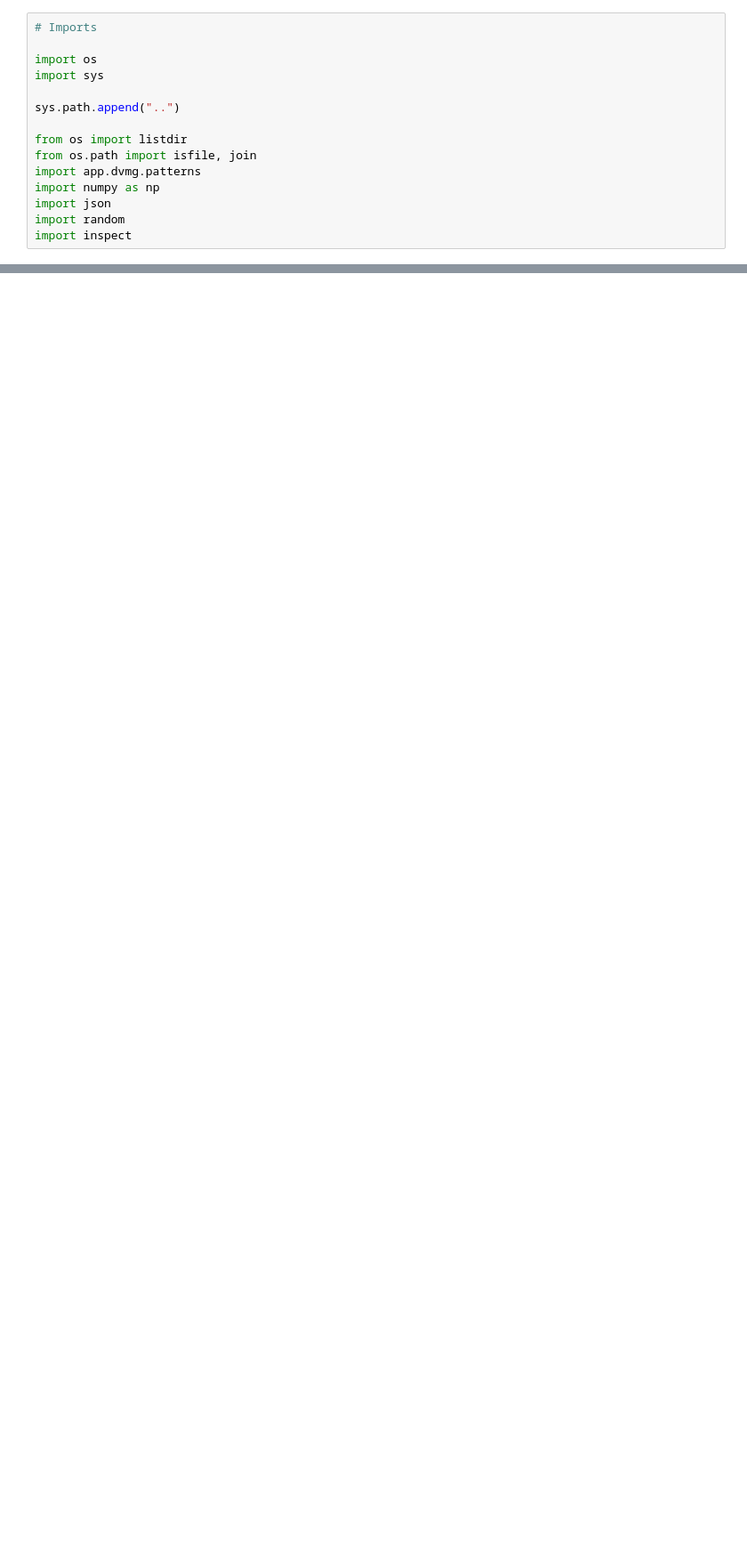
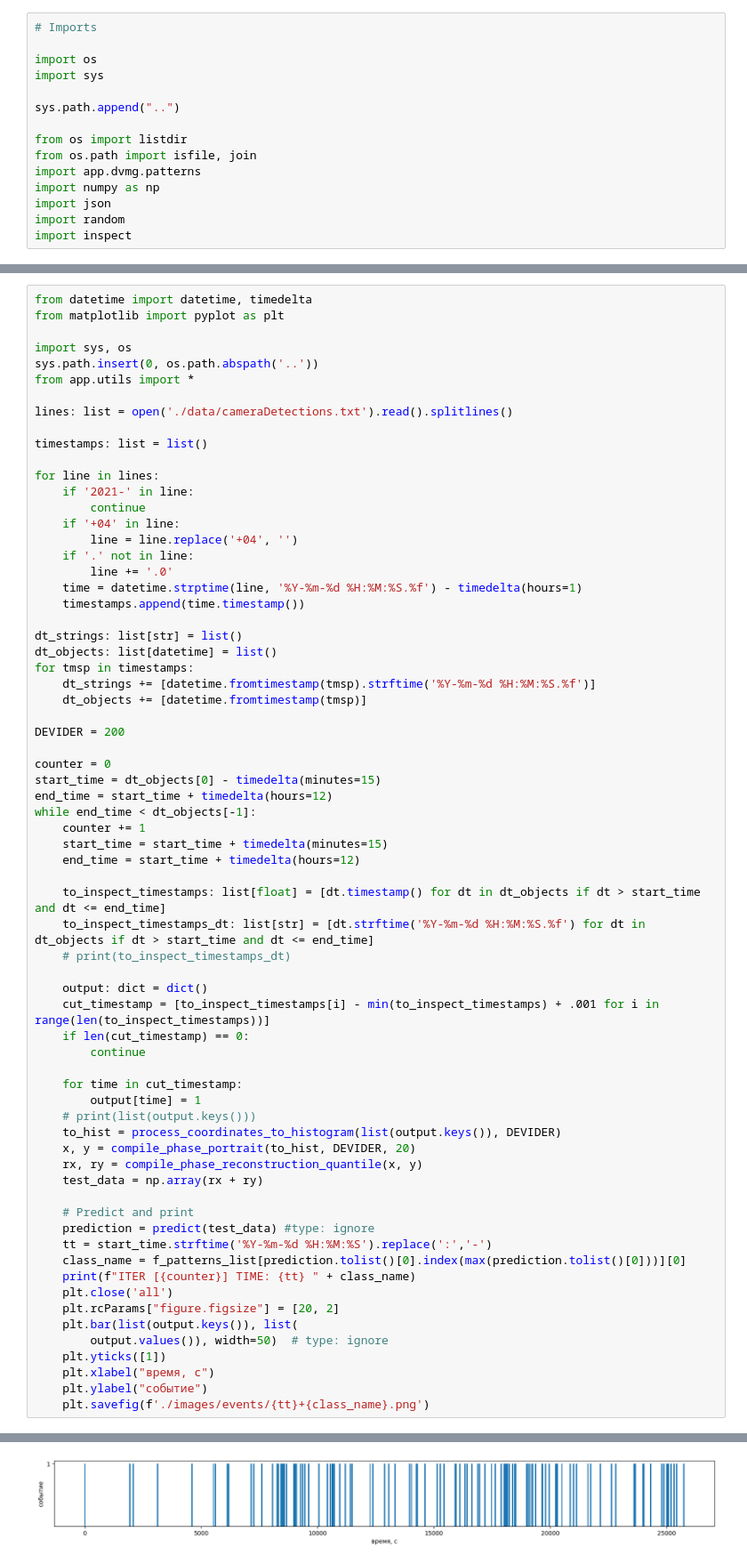
Before and after one commit to 3xiced/dvmg, a Jupyter notebook: net/network7.ipynb, the cells around one changed output, grey strips where cells are left out. Shown at 89% size. Drawn from its saved outputs; the diff is of its cells as text; blank space fills up the shorter version.

```diff
--- a/net/network7.ipynb
+++ b/net/network7.ipynb
@@ -212,0 +251,69 @@ plt.show()
+# %%
+from datetime import datetime, timedelta
+from matplotlib import pyplot as plt
+
+import sys, os
+sys.path.insert(0, os.path.abspath('..'))
+from app.utils import *
+
+lines: list = open('./data/cameraDetections.txt').read().splitlines()
+
+timestamps: list = list()
+
+for line in lines:
+    if '2021-' in line:
+        continue
+    if '+04' in line:
+        line = line.replace('+04', '')
+    if '.' not in line:
+        line += '.0'
+    time = datetime.strptime(line, '%Y-%m-%d %H:%M:%S.%f') - timedelta(hours=1)
+    timestamps.append(time.timestamp())
+
+dt_strings: list[str] = list()
+dt_objects: list[datetime] = list()
+for tmsp in timestamps:
+    dt_strings += [datetime.fromtimestamp(tmsp).strftime('%Y-%m-%d %H:%M:%S.%f')]
+    dt_objects += [datetime.fromtimestamp(tmsp)]
+
+DEVIDER = 200
+
+counter = 0
+start_time = dt_objects[0] - timedelta(minutes=15)
+end_time = start_time + timedelta(hours=12)
+while end_time < dt_objects[-1]:
+    counter += 1
+    start_time = start_time + timedelta(minutes=15)
+    end_time = start_time + timedelta(hours=12)
+
+    to_inspect_timestamps: list[float] = [dt.timestamp() for dt in dt_objects if dt > start_time and dt <= end_time]
+    to_inspect_timestamps_dt: list[str] = [dt.strftime('%Y-%m-%d %H:%M:%S.%f') for dt in dt_objects if dt > start_time and dt <= end_time]
+    # print(to_inspect_timestamps_dt)
+
+    output: dict = dict()
+    cut_timestamp = [to_inspect_timestamps[i] - min(to_inspect_timestamps) + .001 for i in range(len(to_inspect_timestamps))]
+    if len(cut_timestamp) == 0:
+        continue
+
+    for time in cut_timestamp:
+        output[time] = 1
+    # print(list(output.keys()))
+    to_hist = process_coordinates_to_histogram(list(output.keys()), DEVIDER)
+    x, y = compile_phase_portrait(to_hist, DEVIDER, 20)
+    rx, ry = compile_phase_reconstruction_quantile(x, y)
+    test_data = np.array(rx + ry)
+
+    # Predict and print
+    prediction = predict(test_data) #type: ignore
+    tt = start_time.strftime('%Y-%m-%d %H:%M:%S').replace(':','-')
+    class_name = f_patterns_list[prediction.tolist()[0].index(max(prediction.tolist()[0]))][0]
+    print(f"ITER [{counter}] TIME: {tt} " + class_name)
+    plt.close('all')
+    plt.rcParams["figure.figsize"] = [20, 2]
+    plt.bar(list(output.keys()), list(
+        output.values()), width=50)  # type: ignore
+    plt.yticks([1])
+    plt.xlabel("время, c")
+    plt.ylabel("событие")
+    plt.savefig(f'./images/events/{tt}+{class_name}.png')
+# %% [output]
@@ -213,3 +337,4 @@ plt.show()
+[figure, added]
 # %%
 _test_dataset = test_dataset_model_2
 random.shuffle(_test_dataset)
```
Also changed, not shown: parts of 4 cells of this notebook, 4 other files.
